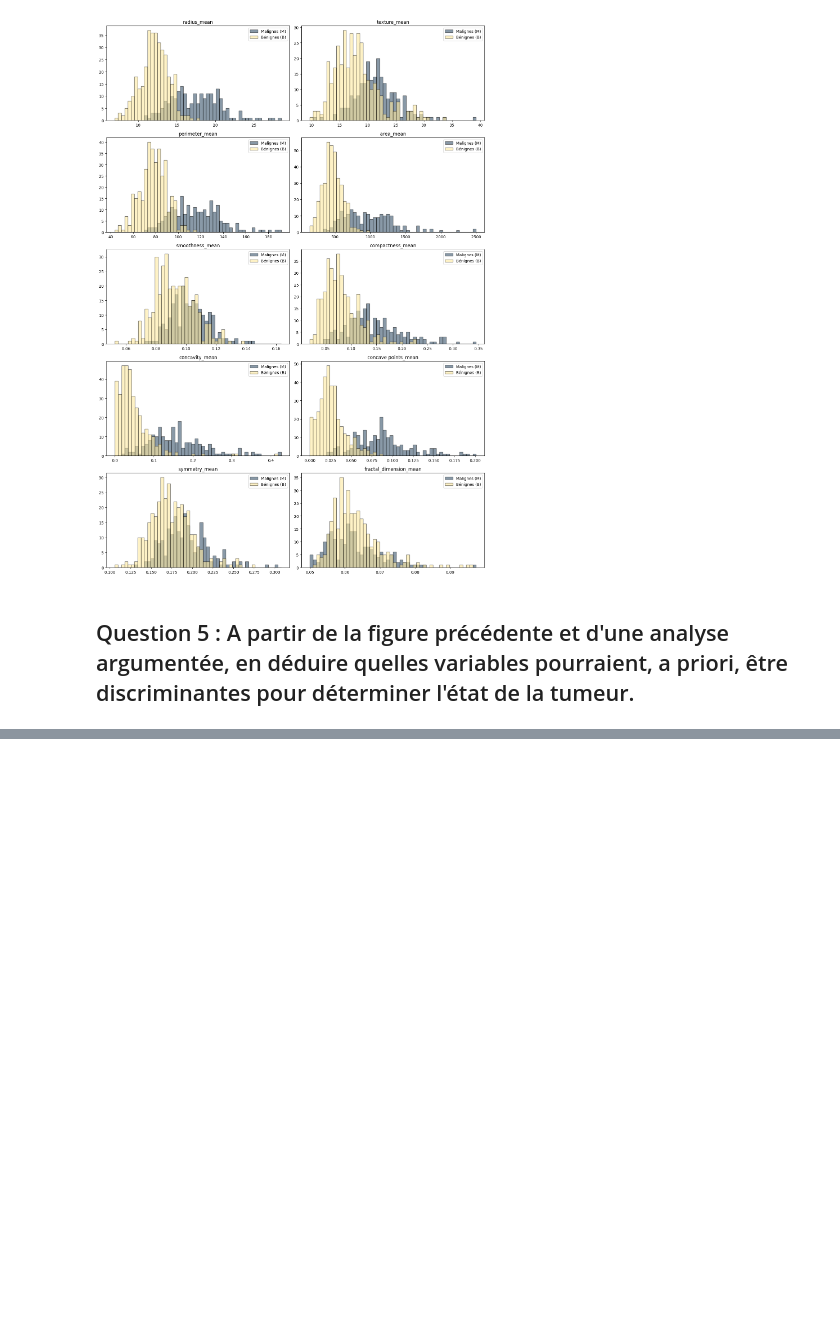
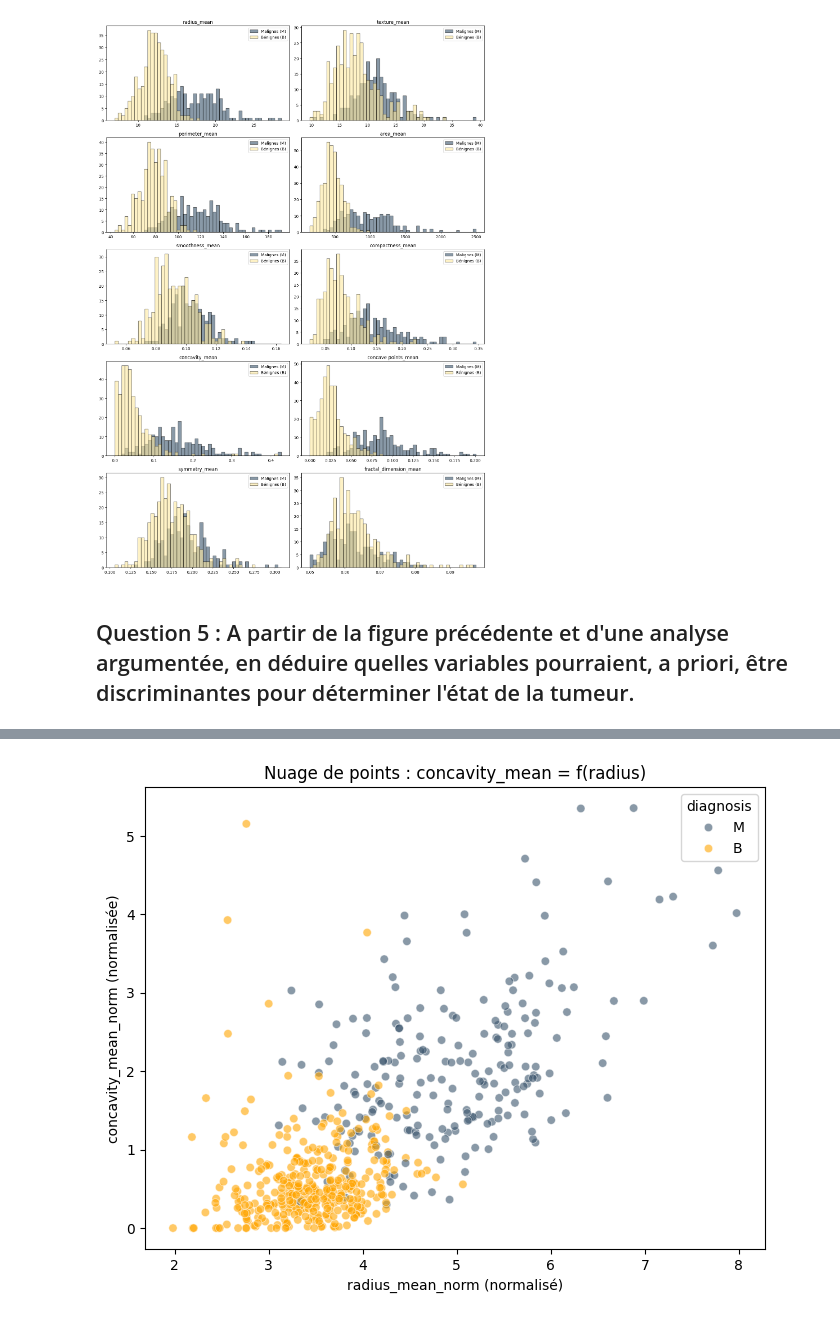
Before and after one commit to Darckens/SAE-S2.03, a Jupyter notebook: traitement/jupyter_manipulation.ipynb, the cells around one changed output, grey strips where cells are left out. Drawn from its saved outputs; the diff is of its cells as text; code cells hidden in the pictures; blank space fills up the shorter version.

```diff
--- a/traitement/jupyter_manipulation.ipynb
+++ b/traitement/jupyter_manipulation.ipynb
@@ -264,0 +370,32 @@ plt.show()
+# %%
+# Liste contenant seulement les varibles nécessaire
+data = df[[
+    "area_mean",
+    "compactness_mean",
+    "concavity_mean",
+    "concave points_mean",
+    "perimeter_mean"
+]]
+
+# --- Normalisation des données ---
+for var in data:
+    df_plot[var + "_norm"] = data[var] / data[var].std()
+# %%
+# --- Scatterplot avec coloration par type de tumeur ---
+plt.figure(figsize=(8, 6))
+sns.scatterplot(
+    data=df_plot,
+    x="radius_norm",
+    y="concavity_mean_norm",
+    hue="diagnosis",
+    palette={"M": bleu, "B": "orange"},
+    alpha=0.6
+)
+
+# --- Titres et axes ---
+plt.title("Nuage de points : concavity_mean = f(radius)")
+plt.xlabel("radius_mean_norm (normalisé)")
+plt.ylabel("concavity_mean_norm (normalisée)")
+plt.show()
+# %% [output]
+[figure, added]
```
Also changed, not shown: parts of 14 cells of this notebook.
